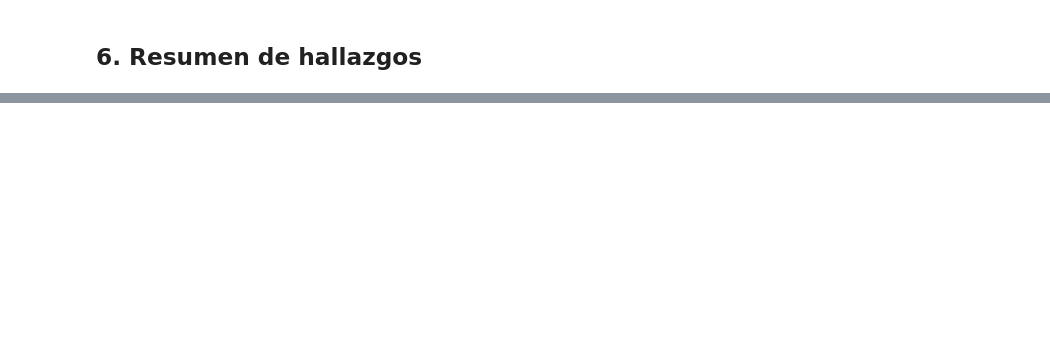
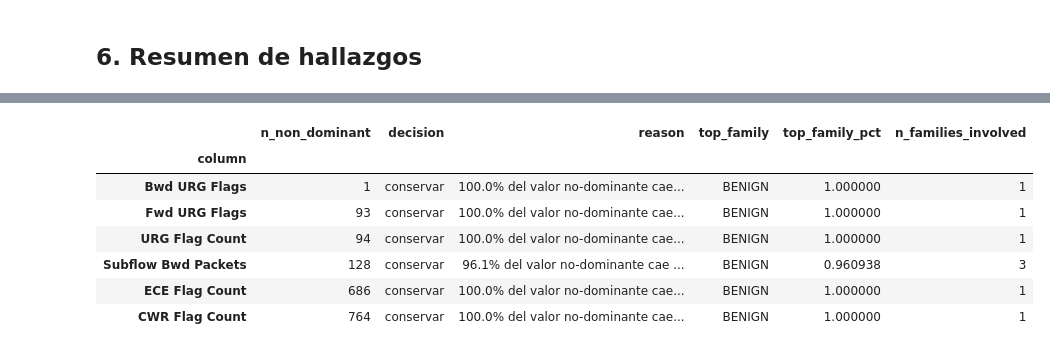
Before and after one commit to JCaceres-R/vae-latent-geometry-nids, a Jupyter notebook: notebooks/eda_cicids2017.ipynb, the cells around one changed output, grey strips where cells are left out. Cells and saved outputs as stored; diff of their text form; code cells hidden in the pictures; blank space fills up the shorter version.

```diff
--- a/notebooks/eda_cicids2017.ipynb
+++ b/notebooks/eda_cicids2017.ipynb
@@ -334,0 +621,54 @@ _(completar a mano tras correr las secciones de arriba sobre el dataset completo
+# %%
+def decide_near_constant(
+    col: str, family_pct: pd.Series, n_non_dominant: int,
+    dominance_thresh: float = 0.90, min_families_for_disperse: int = 3,
+) -> dict:
+    """Decide si una columna near-constante es informativa ('conservar'), ruido
+    ('eliminable') o requiere revisión manual ('revisar'), según qué tan concentrado
+    esté su valor no-dominante en una única familia de ataque.
+    """
+    if n_non_dominant == 0:
+        return {
+            "column": col, "n_non_dominant": 0, "decision": "eliminable",
+            "reason": "constante exacta: 0 filas con valor distinto al dominante",
+            "top_family": None, "top_family_pct": None, "n_families_involved": 0,
+        }
+
+    present = family_pct[family_pct > 0].sort_values(ascending=False)
+    top_family, top_family_pct = present.index[0], float(present.iloc[0])
+    n_families_involved = int(len(present))
+
+    if top_family_pct > dominance_thresh:
+        decision = "conservar"
+        reason = f"{top_family_pct:.1%} del valor no-dominante cae en '{top_family}' -> columna informativa"
+    elif n_families_involved >= min_families_for_disperse:
+        decision = "eliminable"
+        reason = f"valor no-dominante disperso entre {n_families_involved} familias sin patrón claro"
+    else:
+        decision = "revisar"
+        reason = f"caso intermedio: '{top_family}' cubre {top_family_pct:.1%} en {n_families_involved} familias"
+
+    return {
+        "column": col, "n_non_dominant": n_non_dominant, "decision": decision, "reason": reason,
+        "top_family": top_family, "top_family_pct": top_family_pct, "n_families_involved": n_families_involved,
+    }
+
+
+near_constant_decisions = pd.DataFrame([
+    decide_near_constant(
+        c,
+        breakdown_table[c],
+        n_non_dominant=int((df_clean[c] != constant_report.loc[c, "top_value"]).sum()),
+    )
+    for c in near_constant_cols
+]).set_index("column")
+near_constant_decisions
+# %% [output]
+|  | n_non_dominant | decision | reason | top_family | top_family_pct | n_families_involved |
+| column |  |  |  |  |  |  |
+| Bwd URG Flags | 1 | conservar | 100.0% del valor no-dominante cae... | BENIGN | 1.000000 | 1 |
+| Fwd URG Flags | 93 | conservar | 100.0% del valor no-dominante cae... | BENIGN | 1.000000 | 1 |
+| URG Flag Count | 94 | conservar | 100.0% del valor no-dominante cae... | BENIGN | 1.000000 | 1 |
+| Subflow Bwd Packets | 128 | conservar | 96.1% del valor no-dominante cae ... | BENIGN | 0.960938 | 3 |
+| ECE Flag Count | 686 | conservar | 100.0% del valor no-dominante cae... | BENIGN | 1.000000 | 1 |
+| CWR Flag Count | 764 | conservar | 100.0% del valor no-dominante cae... | BENIGN | 1.000000 | 1 |
```
Also changed, not shown: parts of 37 cells of this notebook, 5 other files.
